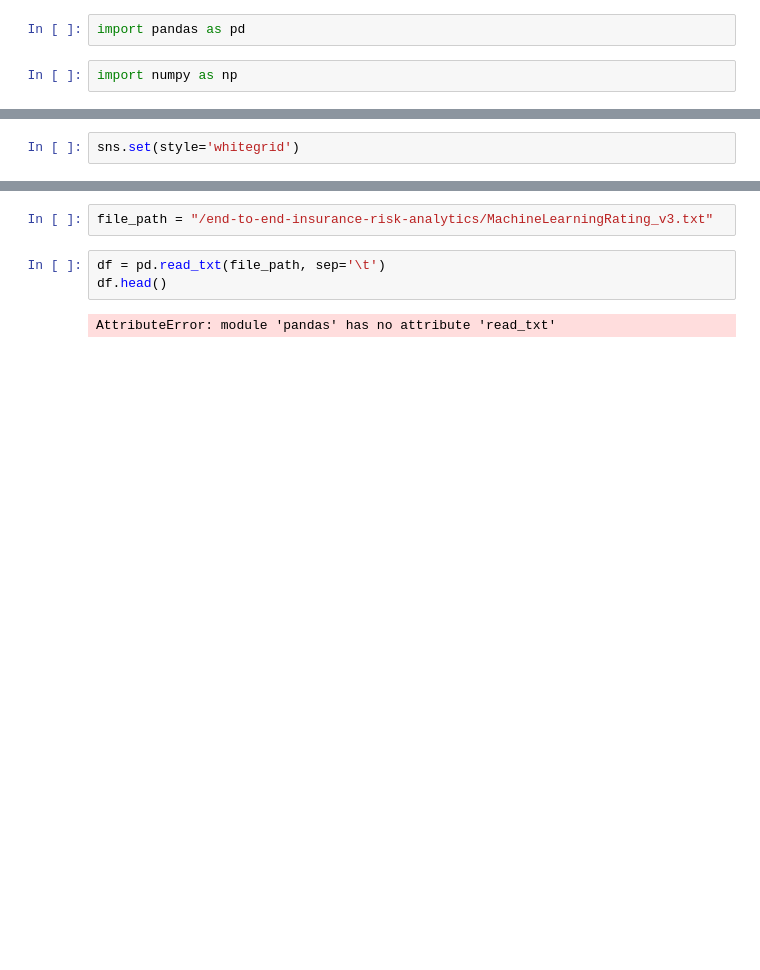
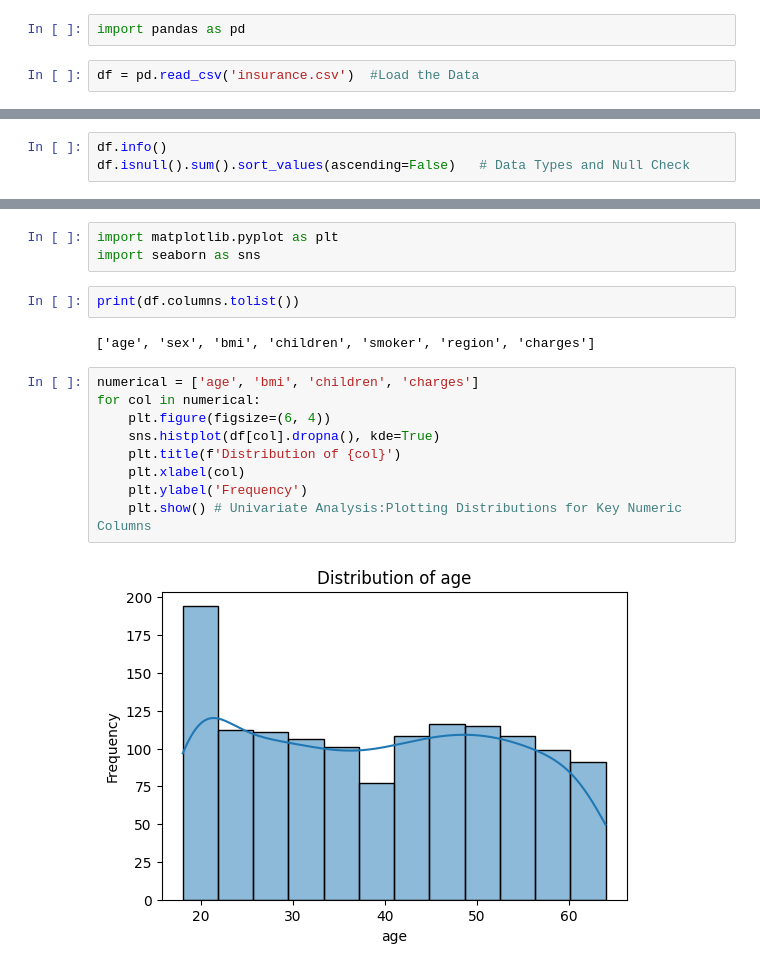
Before and after one commit to Joseph-zealx/end-to-end-insurance-risk-analytics, a Jupyter notebook: insurance.ipynb, the cells around one changed output, grey strips where cells are left out. Saved outputs shown, nothing was run; the diff lists cells and outputs as text; blank space fills up the shorter version.

```diff
--- a/insurance.ipynb
+++ b/insurance.ipynb
@@ -1,5 +1,5 @@
 # %%
 import pandas as pd
 # %%
-import numpy as np
+df = pd.read_csv('insurance.csv')  #Load the Data
 # %%
@@ -10,2 +26,3 @@ import seaborn as sns
 # %%
-sns.set(style='whitegrid')
+df.info()
+df.isnull().sum().sort_values(ascending=False)   # Data Types and Null Check
@@ -12,7 +52,18 @@ sns.set(style='whitegrid')
 # %%
-file_path = "/end-to-end-insurance-risk-analytics/MachineLearningRating_v3.txt"
+import matplotlib.pyplot as plt
+import seaborn as sns
 # %%
-df = pd.read_txt(file_path, sep='\t')
-df.head()
+print(df.columns.tolist())
 # %% [output]
-AttributeError: module 'pandas' has no attribute 'read_txt'
+['age', 'sex', 'bmi', 'children', 'smoker', 'region', 'charges']
+# %%
+numerical = ['age', 'bmi', 'children', 'charges']
+for col in numerical:
+    plt.figure(figsize=(6, 4))
+    sns.histplot(df[col].dropna(), kde=True)
+    plt.title(f'Distribution of {col}')
+    plt.xlabel(col)
+    plt.ylabel('Frequency')
+    plt.show() # Univariate Analysis:Plotting Distributions for Key Numeric Columns
+# %% [output]
+[figure, added]
```
Also changed, not shown: parts of 13 cells of this notebook, 1 other file.
